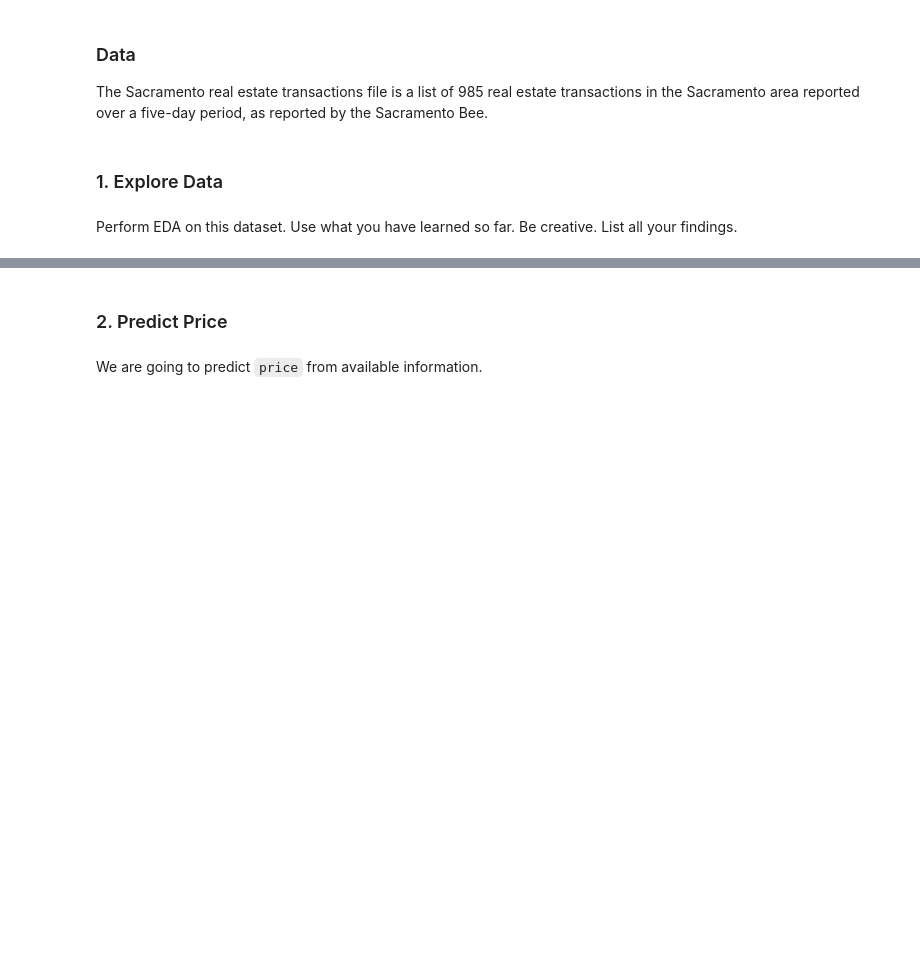
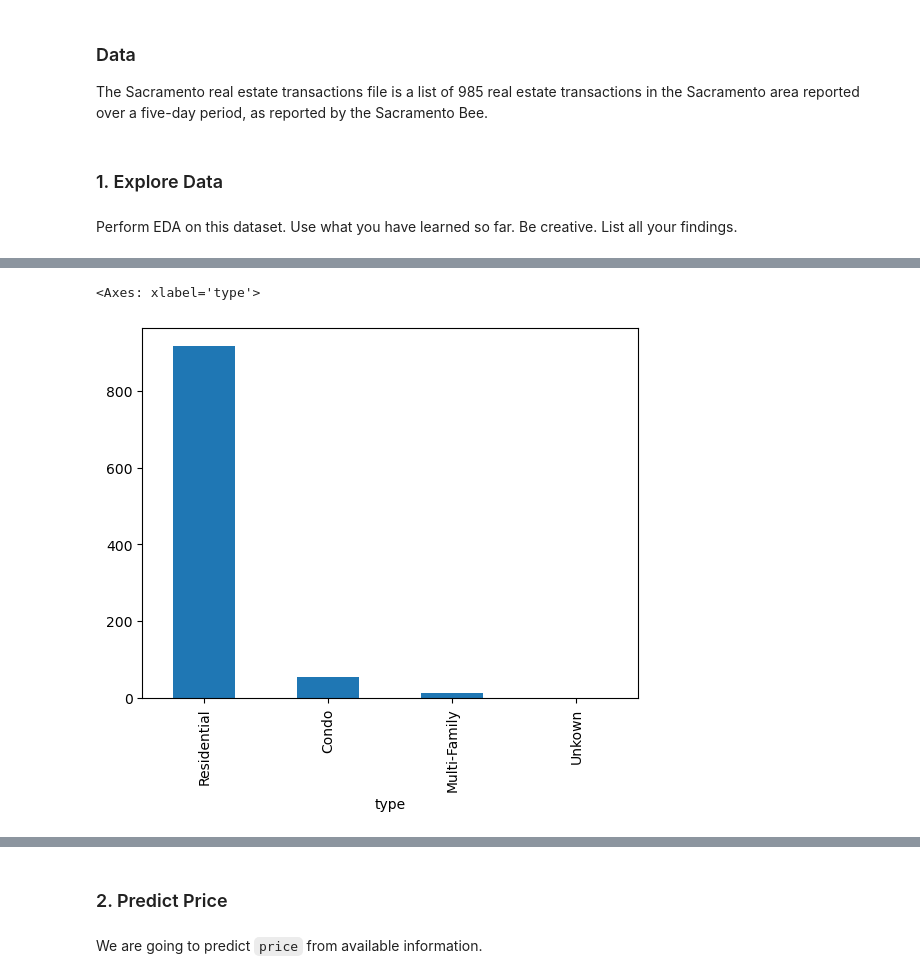
Before and after one commit to TinaDuong18/IOD, a Jupyter notebook: Module 4/Lab 4/IOD_Lab 4.1.1.ipynb, the cells around one changed output, grey strips where cells are left out. Drawn from its saved outputs; the diff is of its cells as text; code cells hidden in the pictures; blank space fills up the shorter version.

```diff
--- a/Module 4/Lab 4/IOD_Lab 4.1.1.ipynb
+++ b/Module 4/Lab 4/IOD_Lab 4.1.1.ipynb
@@ -34,0 +41,2 @@ house_csv.head()
+# %%
+data = house_csv
@@ -34,0 +90,2 @@ house_csv.head()
+# %%
+data['zip'] = data['zip'].astype(str)
@@ -34,0 +118,5 @@ house_csv.head()
+# %%
+data['type'].value_counts().plot(kind='bar')
+# %% [output]
+<Axes: xlabel='type'>
+[figure, added]
```
Also changed, not shown: parts of 54 cells of this notebook.
